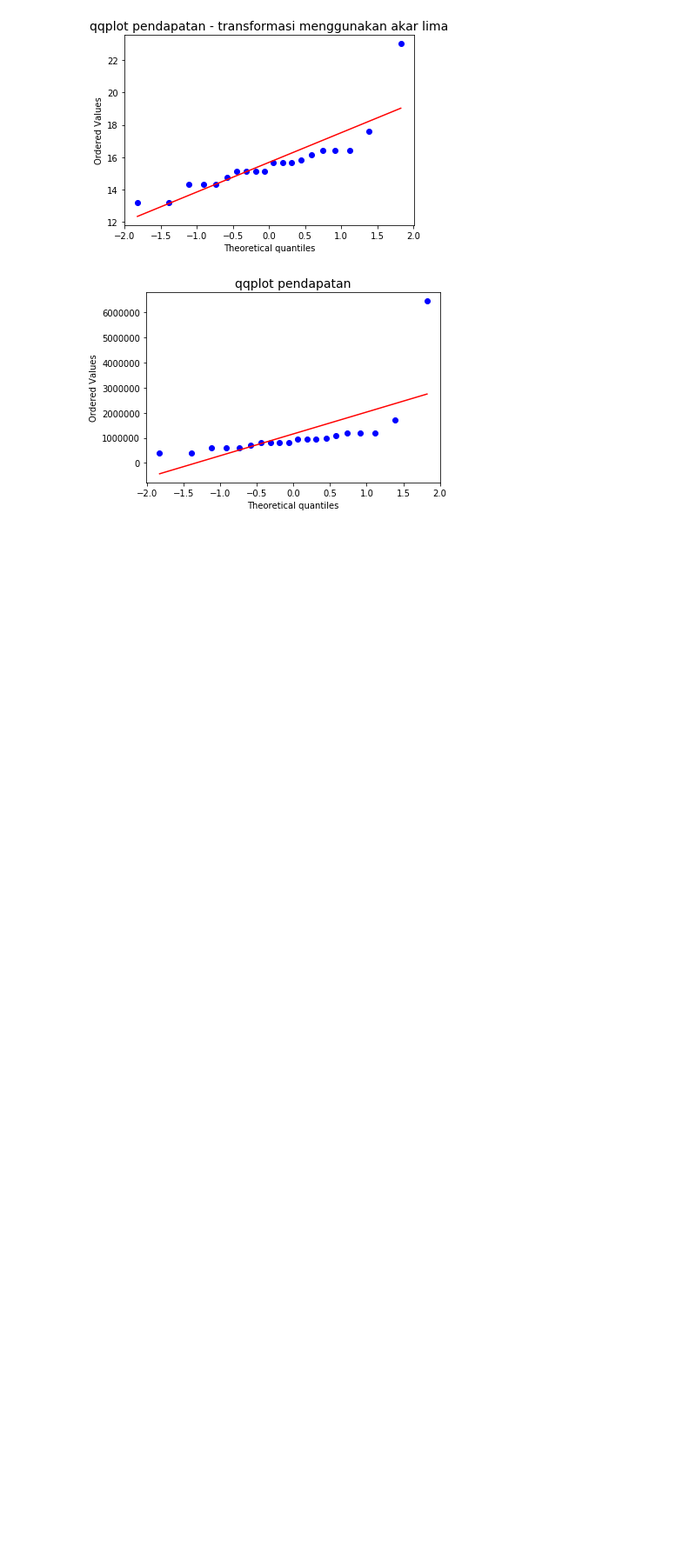
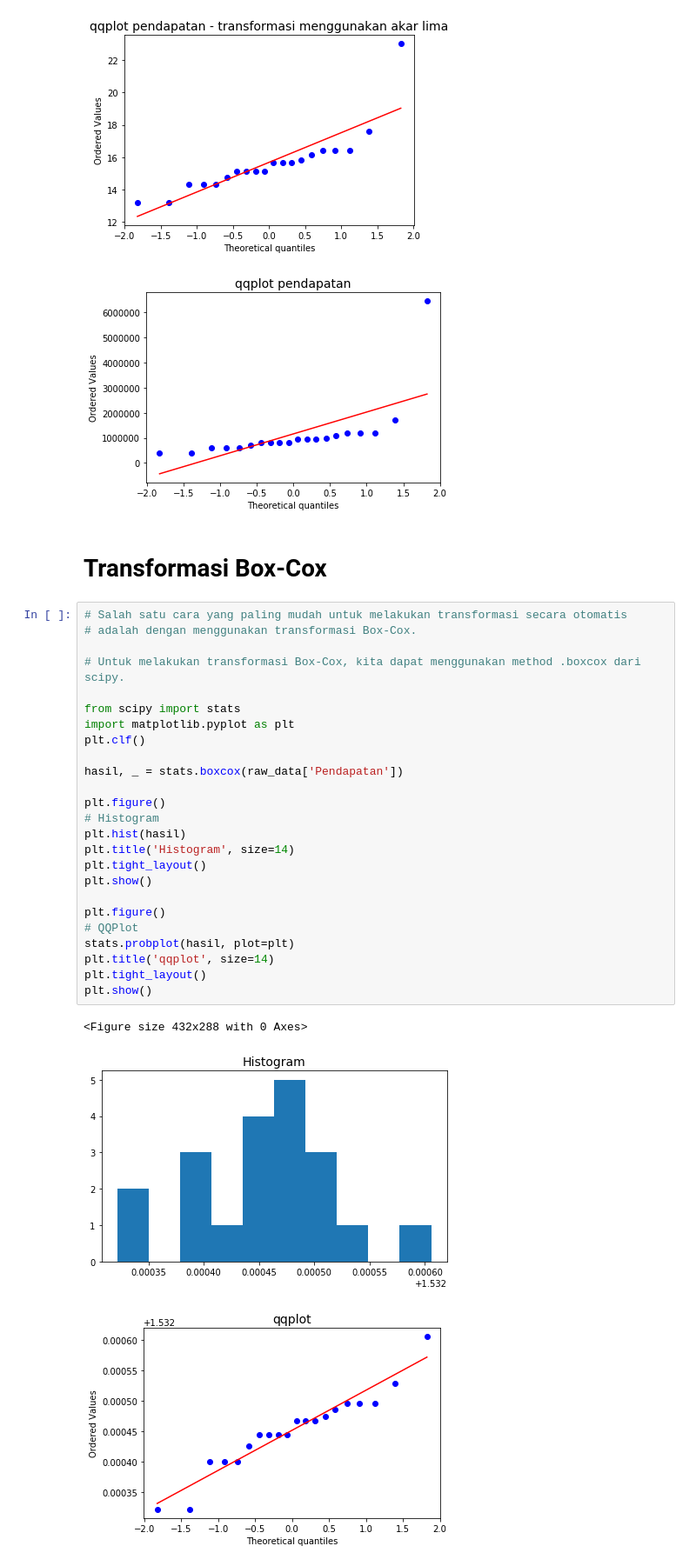
Before and after one commit to ryanrizkyf/Statistic_Python_DataScience_Pt2, a Jupyter notebook: Statistic_Python_DataScience_Pt2.ipynb, the cells around one changed output. Shown at 87% size. Drawn from its saved outputs; the diff is of its cells as text; blank space fills up the shorter version.

```diff
--- a/Statistic_Python_DataScience_Pt2.ipynb
+++ b/Statistic_Python_DataScience_Pt2.ipynb
@@ -267,3 +267,34 @@ plt.show()
 [figure]
 [figure]
 [figure]
+# %% [markdown]
+# Transformasi Box-Cox
+# %%
+# Salah satu cara yang paling mudah untuk melakukan transformasi secara otomatis
+# adalah dengan menggunakan transformasi Box-Cox.
+
+# Untuk melakukan transformasi Box-Cox, kita dapat menggunakan method .boxcox dari scipy.
+
+from scipy import stats
+import matplotlib.pyplot as plt
+plt.clf()
+
+hasil, _ = stats.boxcox(raw_data['Pendapatan'])
+
+plt.figure()
+# Histogram
+plt.hist(hasil)
+plt.title('Histogram', size=14)
+plt.tight_layout()
+plt.show()
+
+plt.figure()
+# QQPlot
+stats.probplot(hasil, plot=plt)
+plt.title('qqplot', size=14)
+plt.tight_layout()
+plt.show()
+# %% [output]
+<Figure size 432x288 with 0 Axes>
+[figure, added]
+[figure, added]
```
Also changed, not shown: 1 other file.
